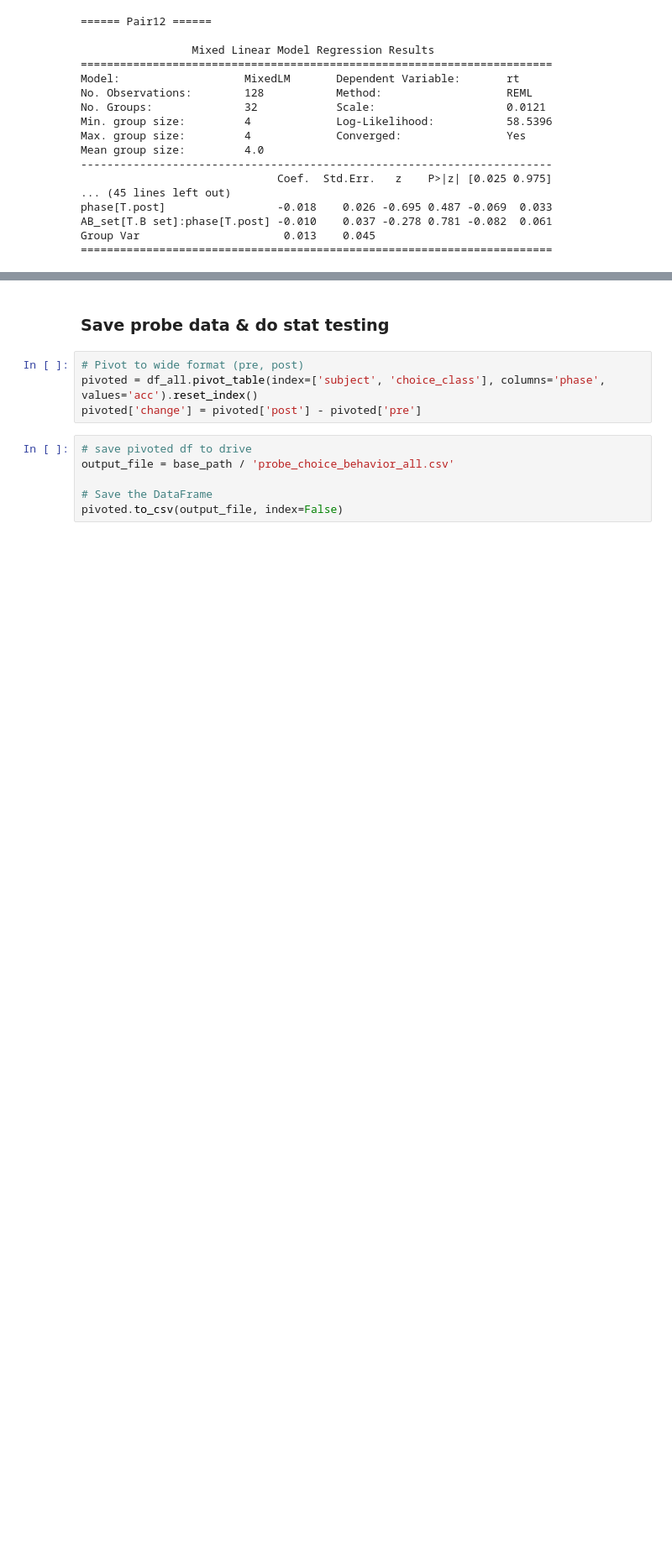
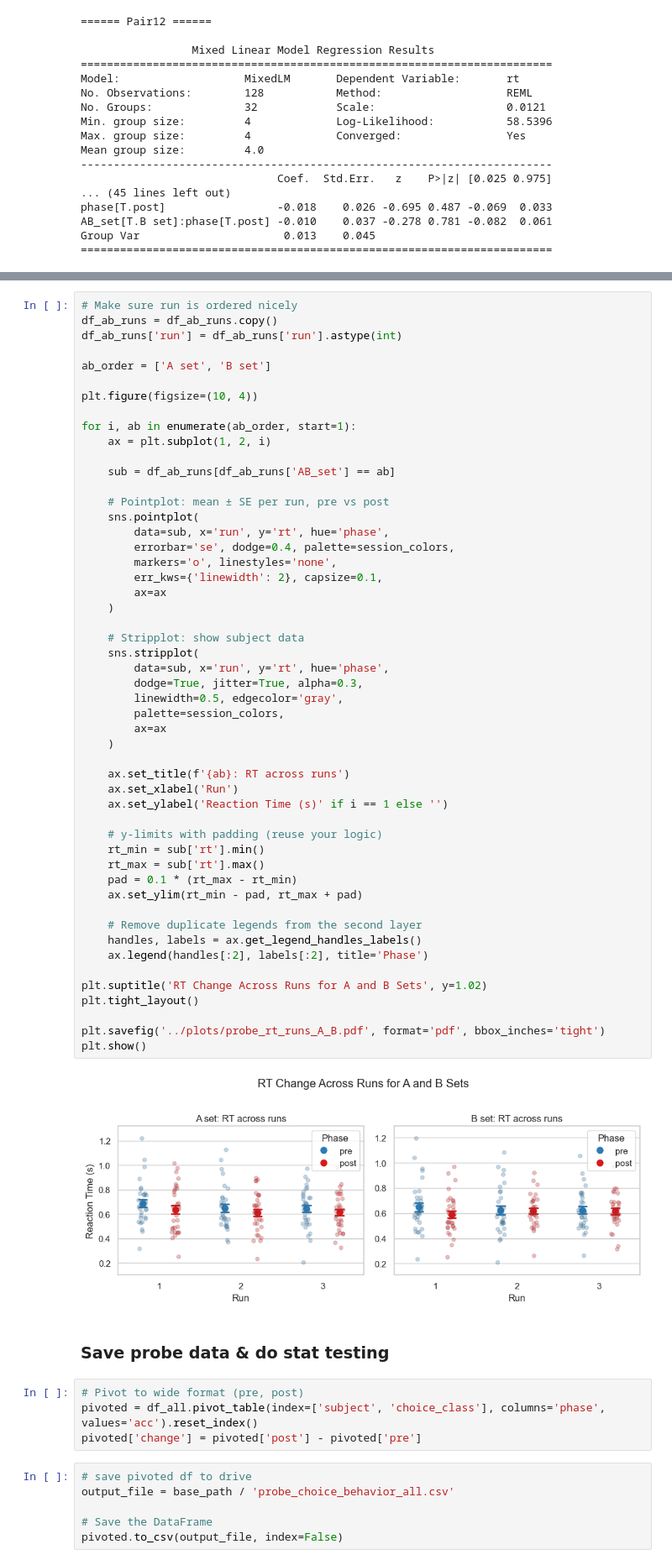
Before and after one commit to QingfangLiu/project-spcd, a Jupyter notebook: scripts_behavior/analyze_behaviors.ipynb, the cells around one changed output, grey strips where cells are left out. Shown at 84% size. Drawn from its saved outputs; the diff is of its cells as text; blank space fills up the shorter version.

Commit message:
add analysis to compare rt across runs

```diff
--- a/scripts_behavior/analyze_behaviors.ipynb
+++ b/scripts_behavior/analyze_behaviors.ipynb
@@ -630,3 +759,56 @@ Group Var                      0.013    0.045
+# %%
+# Make sure run is ordered nicely
+df_ab_runs = df_ab_runs.copy()
+df_ab_runs['run'] = df_ab_runs['run'].astype(int)
+
+ab_order = ['A set', 'B set']
+
+plt.figure(figsize=(10, 4))
+
+for i, ab in enumerate(ab_order, start=1):
+    ax = plt.subplot(1, 2, i)
+
+    sub = df_ab_runs[df_ab_runs['AB_set'] == ab]
+
+    # Pointplot: mean ± SE per run, pre vs post
+    sns.pointplot(
+        data=sub, x='run', y='rt', hue='phase',
+        errorbar='se', dodge=0.4, palette=session_colors,
+        markers='o', linestyles='none',
+        err_kws={'linewidth': 2}, capsize=0.1,
+        ax=ax
+    )
+
+    # Stripplot: show subject data
+    sns.stripplot(
+        data=sub, x='run', y='rt', hue='phase',
+        dodge=True, jitter=True, alpha=0.3,
+        linewidth=0.5, edgecolor='gray',
+        palette=session_colors,
+        ax=ax
+    )
+
+    ax.set_title(f'{ab}: RT across runs')
+    ax.set_xlabel('Run')
+    ax.set_ylabel('Reaction Time (s)' if i == 1 else '')
+
+    # y-limits with padding (reuse your logic)
+    rt_min = sub['rt'].min()
+    rt_max = sub['rt'].max()
+    pad = 0.1 * (rt_max - rt_min)
+    ax.set_ylim(rt_min - pad, rt_max + pad)
+
+    # Remove duplicate legends from the second layer
+    handles, labels = ax.get_legend_handles_labels()
+    ax.legend(handles[:2], labels[:2], title='Phase')
+
+plt.suptitle('RT Change Across Runs for A and B Sets', y=1.02)
+plt.tight_layout()
+
+plt.savefig('../plots/probe_rt_runs_A_B.pdf', format='pdf', bbox_inches='tight')
+plt.show()
+# %% [output]
+[figure, added]
 # %% [markdown]
 ### Save probe data & do stat testing
 # %%
```
Also changed, not shown: parts of 11 cells of this notebook, 5 other files.
